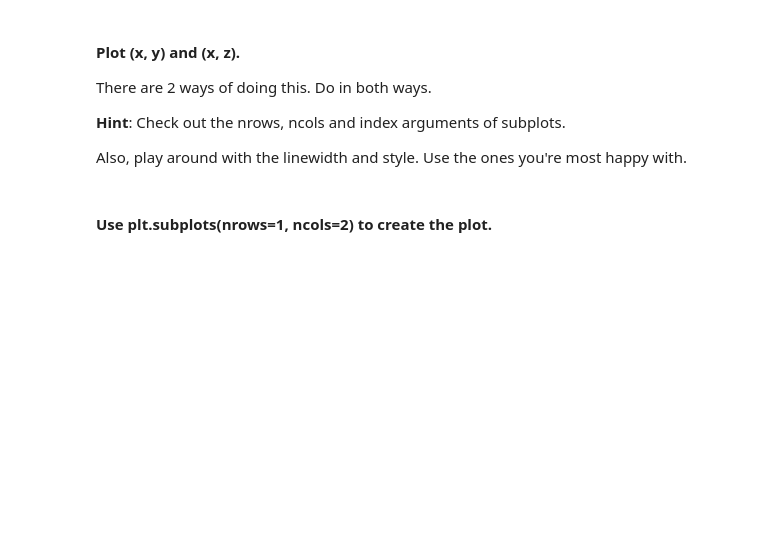
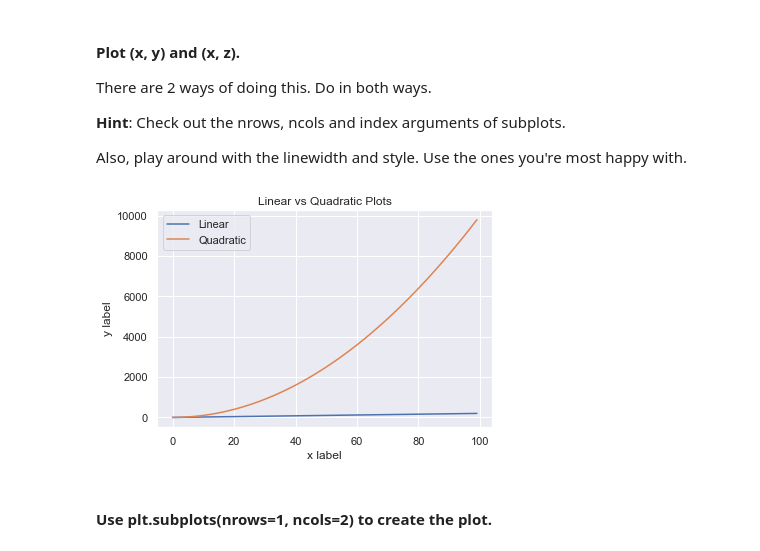
Before and after one commit to ironhack-datalabs/dataV2-labs, a Jupyter notebook: module-2/Matplotlib-Seaborn/your-code/main.ipynb, the cells around one changed output. Saved outputs shown, nothing was run; the diff lists cells and outputs as text; code cells hidden in the pictures; blank space fills up the shorter version.

```diff
--- a/module-2/Matplotlib-Seaborn/your-code/main.ipynb
+++ b/module-2/Matplotlib-Seaborn/your-code/main.ipynb
@@ -8,3 +5,12 @@ import numpy as np
+# %%
+import numpy as np
+import pandas as pd
+import matplotlib
+import matplotlib.pyplot as plt
+from math import e
+%matplotlib inline
+import seaborn as sns
+sns.set()
 # %% [markdown]
 ## Challenge 1
 
@@ -25,2 +29,14 @@ Also, play around with the linewidth and style. Use the ones you're most happy w
+# %%
+plt.plot(x,y, label='Linear')
+plt.plot(x,z, label='Quadratic')
+
+plt.xlabel('x label')
+plt.ylabel('y label')
+
+plt.title('Linear vs Quadratic Plots')
+plt.legend()
+plt.show()
+# %% [output]
+[figure, added]
 # %% [markdown]
 #### Use plt.subplots(nrows=1, ncols=2) to create the plot.
```
Also changed, not shown: parts of 54 cells of this notebook.
